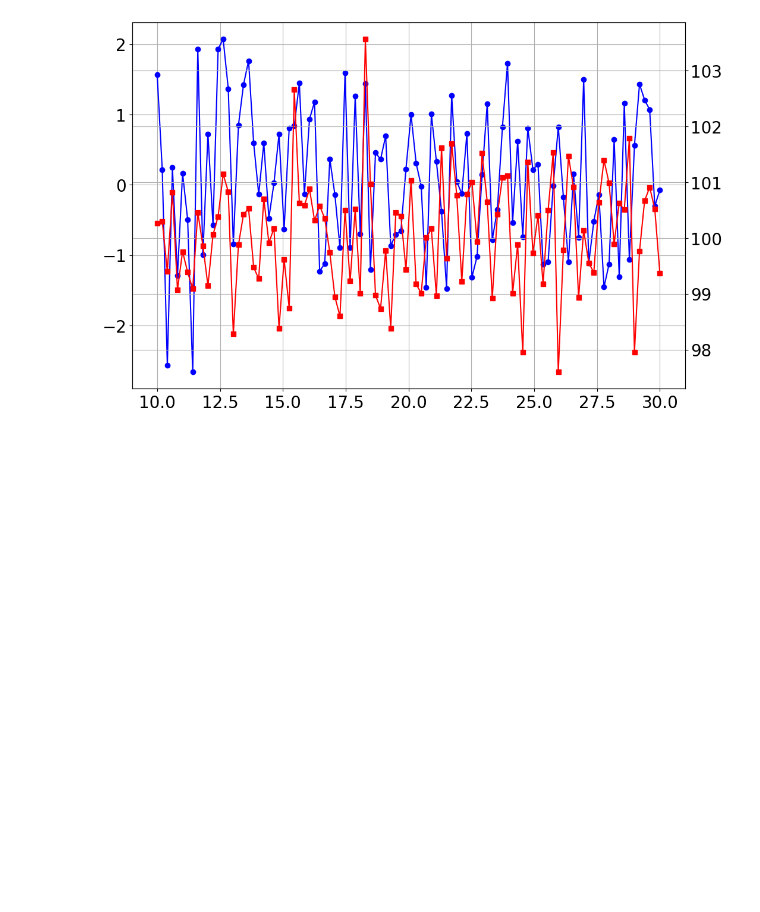
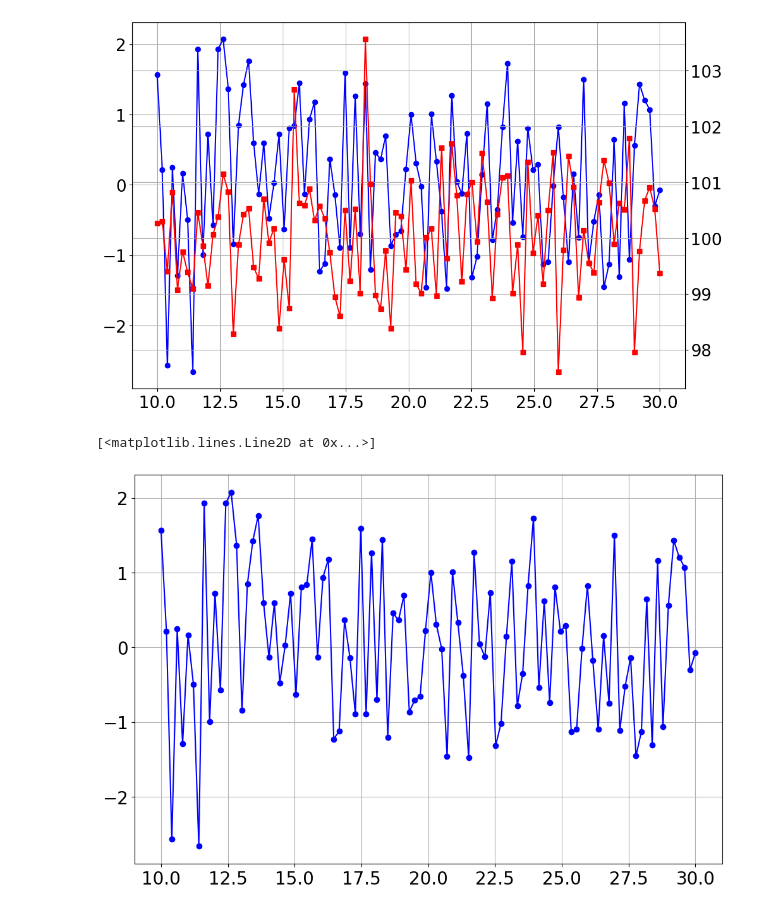
Before and after one commit to bblais/Computer-Programming-for-the-Sciences-Spring-2023, a Jupyter notebook: Sprint #1 - Algorithms and Simulation/2023-02-16 Misc Class.ipynb, the cells around one changed output. Saved outputs shown, nothing was run; the diff lists cells and outputs as text; code cells hidden in the pictures; blank space fills up the shorter version.

```diff
--- a/Sprint #1 - Algorithms and Simulation/2023-02-16 Misc Class.ipynb
+++ b/Sprint #1 - Algorithms and Simulation/2023-02-16 Misc Class.ipynb
@@ -41,3 +41,8 @@ plot(x,y2,'rs-')
 # %% [output]
 [<matplotlib.lines.Line2D at 0x...>]
 [figure]
+# %%
+plot(x,y1,'bo-')
+# %% [output]
+[<matplotlib.lines.Line2D at 0x...>]
+[figure, added]
```
Also changed, not shown: 3 other files.
